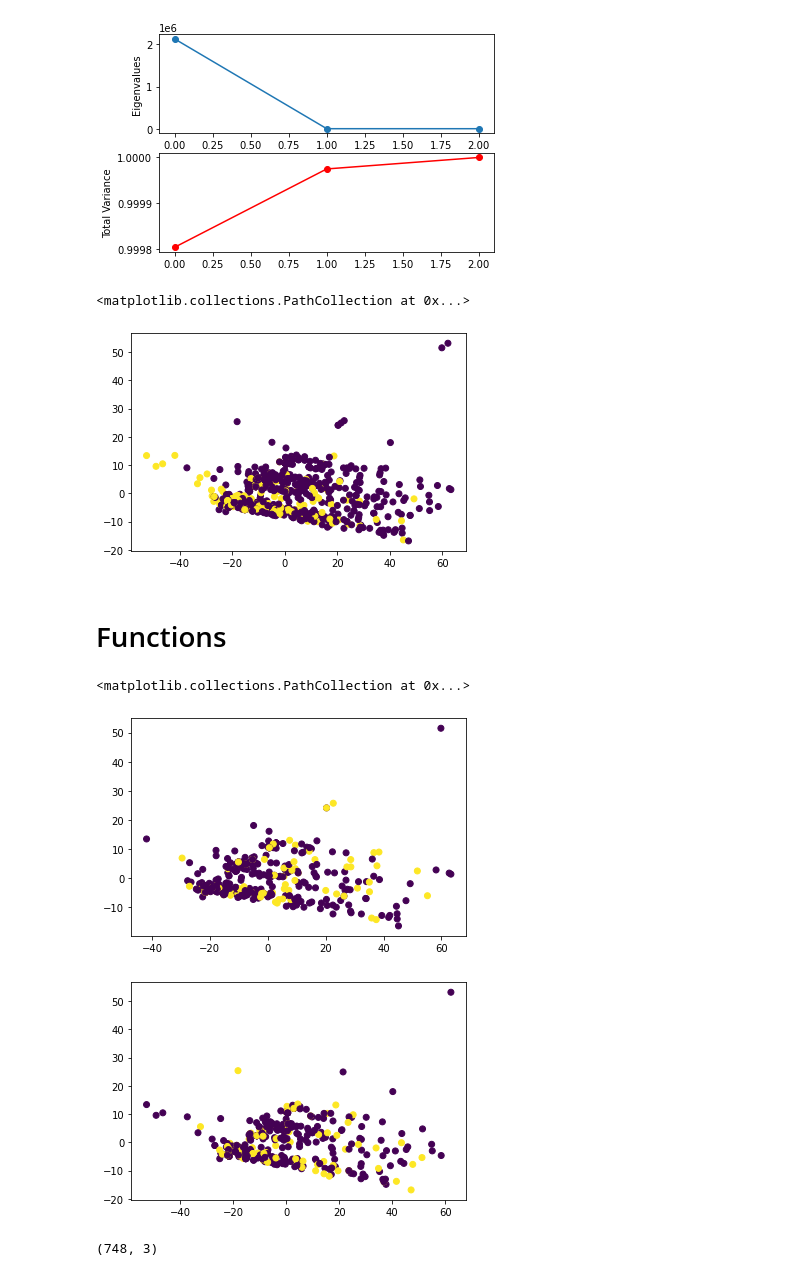
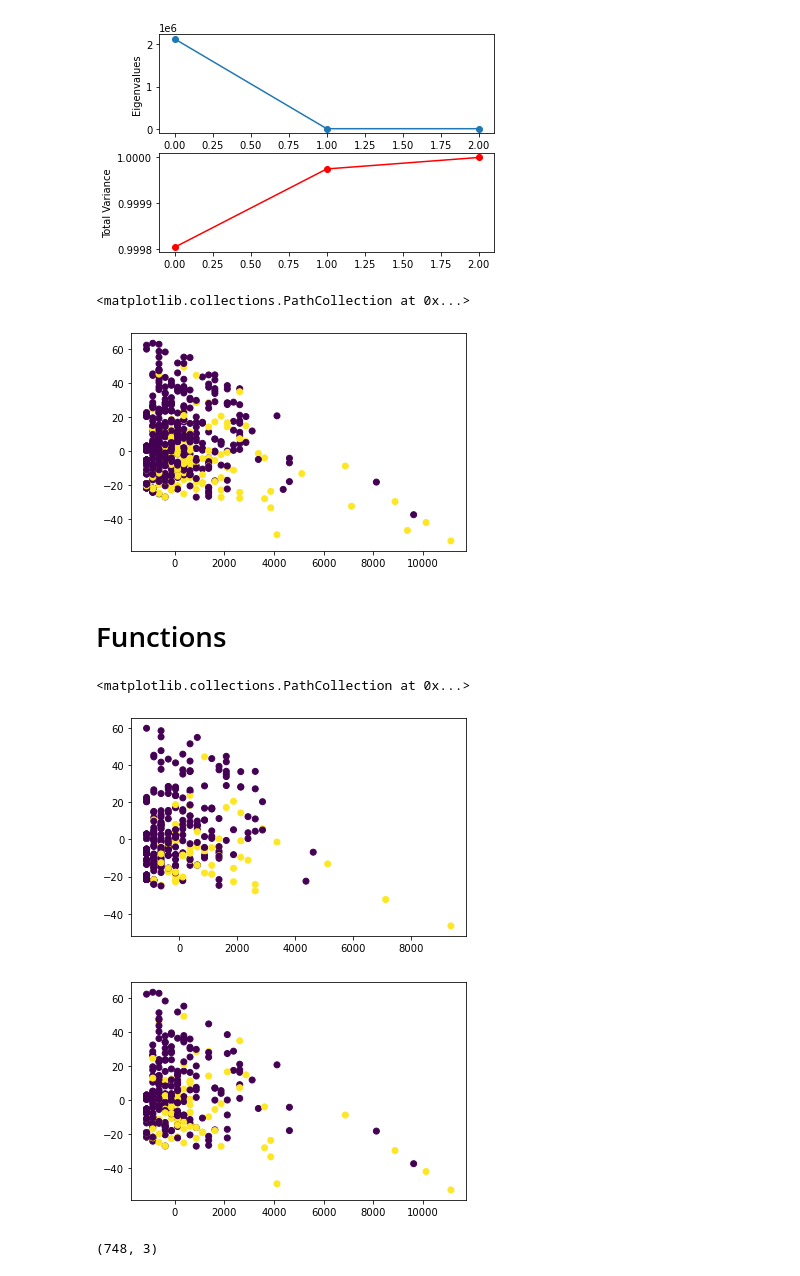
Before and after one commit to williamrxu/ndd-workspace, a Jupyter notebook: cpd_experiment_cc18.ipynb, the cells around one changed output. Drawn from its saved outputs; the diff is of its cells as text; code cells hidden in the pictures.

```diff
--- a/cpd_experiment_cc18.ipynb
+++ b/cpd_experiment_cc18.ipynb
@@ -67,10 +81,10 @@ ylabel('Total Variance');
 [figure]
 # %%
 #plot
-scatter(X[:,1], X[:,2], c=target)
+scatter(X[:,0], X[:,1], c=target)
 # %% [output]
 <matplotlib.collections.PathCollection at 0x...>
-[figure, old version]
+[figure, new version]
 # %% [markdown]
 # Functions
 # %%
@@ -110,15 +123,15 @@ X1, y1, X2, y2 = split_task(X, target[:, np.newaxis])
 # %%
 #plot
 figure(1)
-scatter(X1[:,1], X1[:,2], c=y1)
+scatter(X1[:,0], X1[:,1], c=y1)
 
 #plot
 figure(2)
-scatter(X2[:,1], X2[:,2], c=y2)
+scatter(X2[:,0], X2[:,1], c=y2)
 # %% [output]
 <matplotlib.collections.PathCollection at 0x...>
-[figure, old version]
+[figure, new version]
-[figure, old version]
+[figure, new version]
 # %%
 np.shape(X)
 # %% [output]
```
Also changed, not shown: parts of 7 cells of this notebook.
